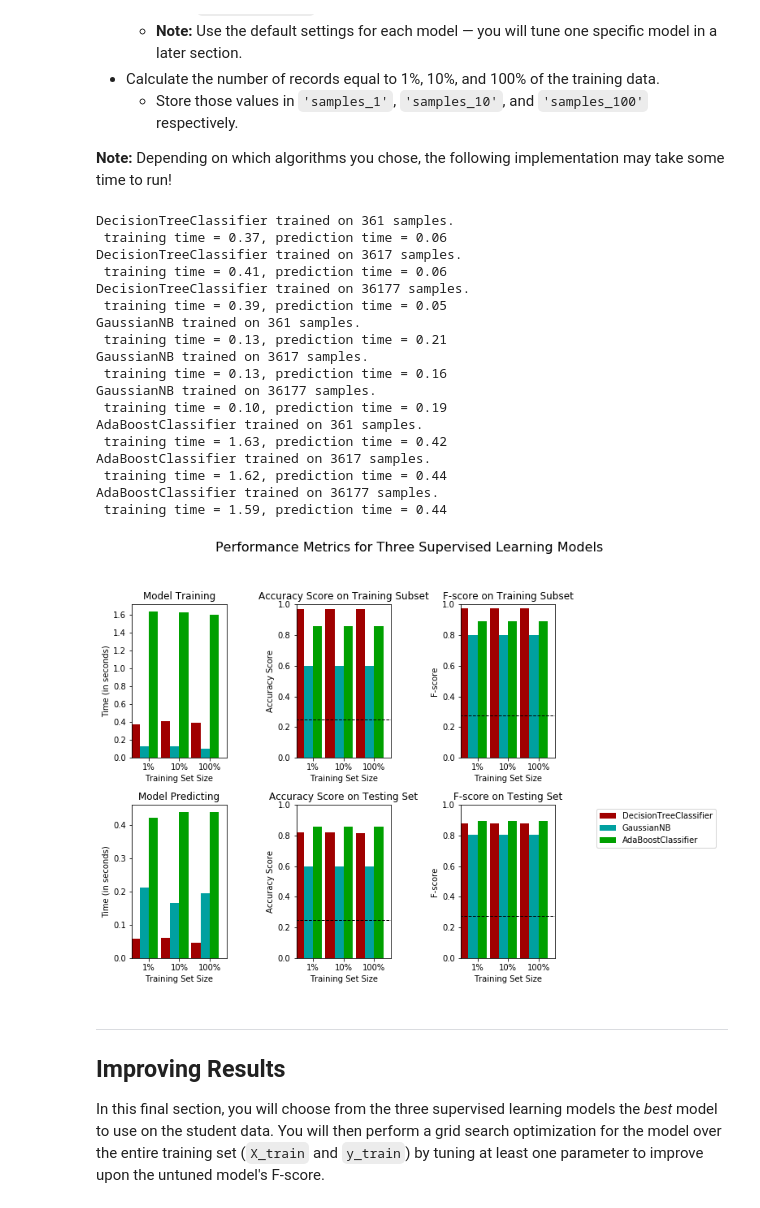
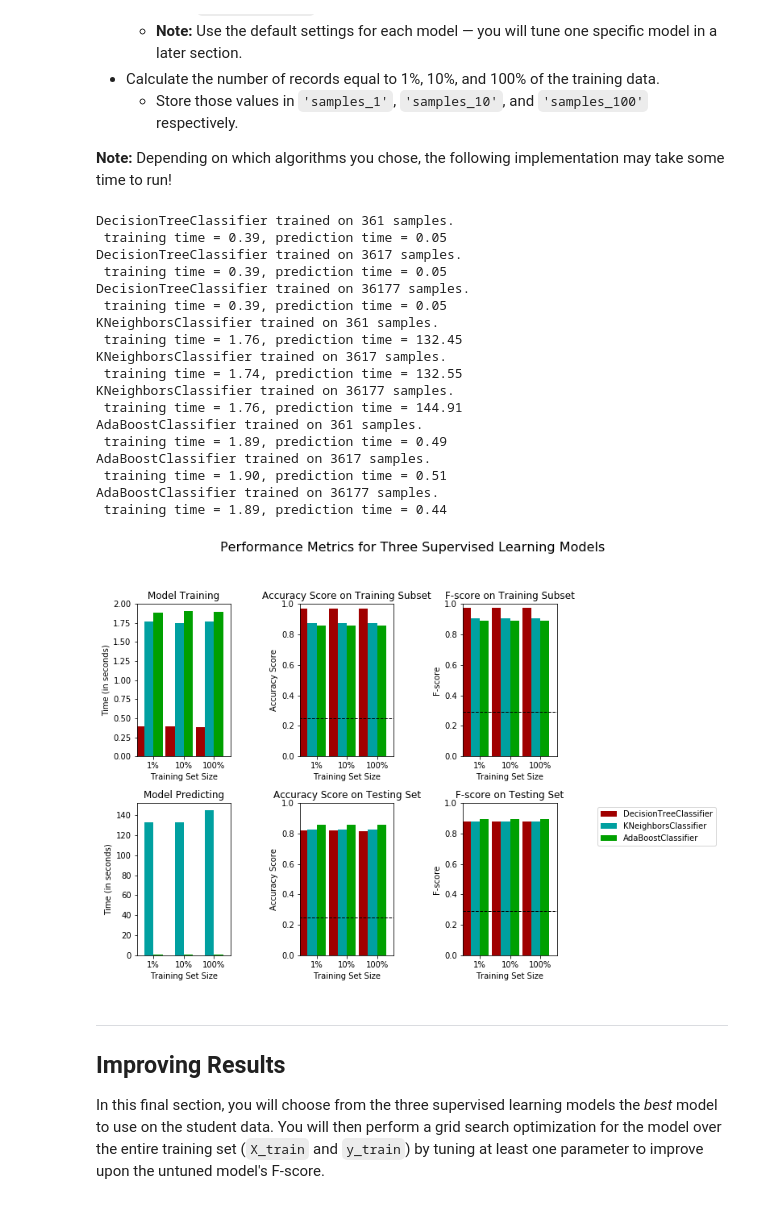
Before and after one commit to AngryFender/finding_donors, a Jupyter notebook: finding_donors.ipynb, the cells around one changed output. Cells and saved outputs as stored; diff of their text form; code cells hidden in the pictures.

```diff
--- a/finding_donors.ipynb
+++ b/finding_donors.ipynb
@@ -255,13 +255,15 @@ TN = 0 # No predicted negatives in the naive case
 FN = 0 # No predicted negatives in the naive case
 
 # TODO: Calculate accuracy, precision and recall
-accuracy = np.sum(income)/income.count()
-recall = TP/(TP+FN)
+accuracy  = (TP+TN)/(TP+FP)
+recall    = TP/(TP+FN)
 precision = TP/(TP+FP)
 
 # TODO: Calculate F-score using the formula above for beta = 0.5 and correct values for precision and recall.
-fscore = (1+0.5*0.5)*(precision*recall)/((0.5*0.5*2*precision)+recall)
+fscore = (1+0.5*0.5)*(precision*recall)/((0.5*0.5*precision)+recall)
 
 # Print the results
+print ("TP : {}".format(TP))
+print ("FP : {}".format(FP))
 print("Naive Predictor: [Accuracy score: {:.4f}, F-score: {:.4f}]".format(accuracy, fscore))
 # %% [output]
@@ -376,52 +383,53 @@ In the code cell, you will need to implement the following:
 # TODO: Import the three supervised learning models from sklearn
 from sklearn.tree import DecisionTreeClassifier
 from sklearn.naive_bayes import GaussianNB
+from sklearn.neighbors import KNeighborsClassifier
 from sklearn.ensemble import AdaBoostClassifier
 
 # TODO: Initialize the three models
 clf_A = DecisionTreeClassifier()
-clf_B = GaussianNB()
+clf_B = KNeighborsClassifier()
 clf_C = AdaBoostClassifier()
 
 # TODO: Calculate the number of samples for 1%, 10%, and 100% of the training data
 # HINT: samples_100 is the entire training set i.e. len(y_train)
 # HINT: samples_10 is 10% of samples_100 (ensure to set the count of the values to be `int` and not `float`)
 # HINT: samples_1 is 1% of samples_100 (ensure to set the count of the values to be `int` and not `float`)
 samples_100 = len(y_train)
 samples_10 = int(0.10*samples_100)
 samples_1 = int(0.01*samples_100)
 
 # Collect results on the learners
 results = {}
 for clf in [clf_A, clf_B ,clf_C]:
     clf_name = clf.__class__.__name__
     results[clf_name] = {}
     for i, samples in enumerate([samples_1, samples_10, samples_100]):
         results[clf_name][i] = \
         train_predict(clf, samples, X_train, y_train, X_test, y_test)
 
 # Run metrics visualization for the three supervised learning models chosen
 vs.evaluate(results, accuracy, fscore)
 # %% [output]
 DecisionTreeClassifier trained on 361 samples.
- training time = 0.37, prediction time = 0.06
+ training time = 0.39, prediction time = 0.05
 DecisionTreeClassifier trained on 3617 samples.
- training time = 0.41, prediction time = 0.06
+ training time = 0.39, prediction time = 0.05
 DecisionTreeClassifier trained on 36177 samples.
  training time = 0.39, prediction time = 0.05
-GaussianNB trained on 361 samples.
- training time = 0.13, prediction time = 0.21
-GaussianNB trained on 3617 samples.
- training time = 0.13, prediction time = 0.16
-GaussianNB trained on 36177 samples.
- training time = 0.10, prediction time = 0.19
+KNeighborsClassifier trained on 361 samples.
+ training time = 1.76, prediction time = 132.45
+KNeighborsClassifier trained on 3617 samples.
+ training time = 1.74, prediction time = 132.55
+KNeighborsClassifier trained on 36177 samples.
+ training time = 1.76, prediction time = 144.91
 AdaBoostClassifier trained on 361 samples.
- training time = 1.63, prediction time = 0.42
+ training time = 1.89, prediction time = 0.49
 AdaBoostClassifier trained on 3617 samples.
- training time = 1.62, prediction time = 0.44
+ training time = 1.90, prediction time = 0.51
 AdaBoostClassifier trained on 36177 samples.
- training time = 1.59, prediction time = 0.44
+ training time = 1.89, prediction time = 0.44
-[figure, old version]
+[figure, new version]
 # %% [markdown]
 ----
 ## Improving Results
```
Also changed, not shown: parts of 15 cells of this notebook, 1 other file.
